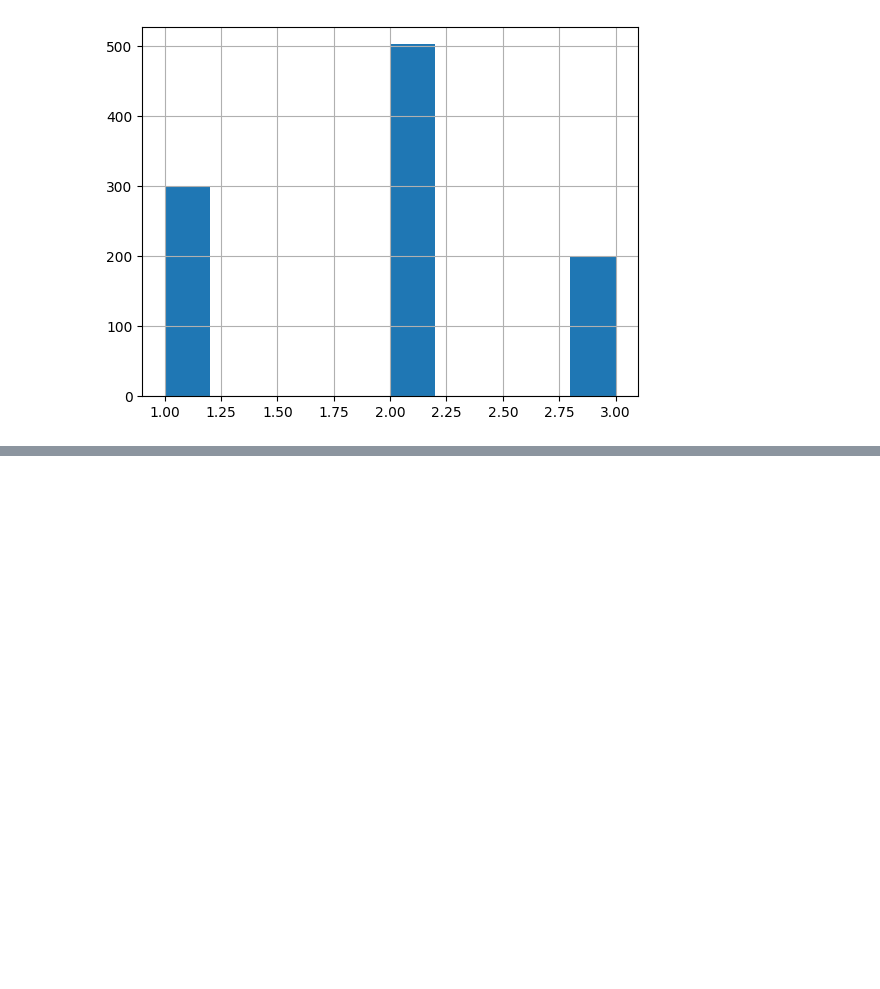
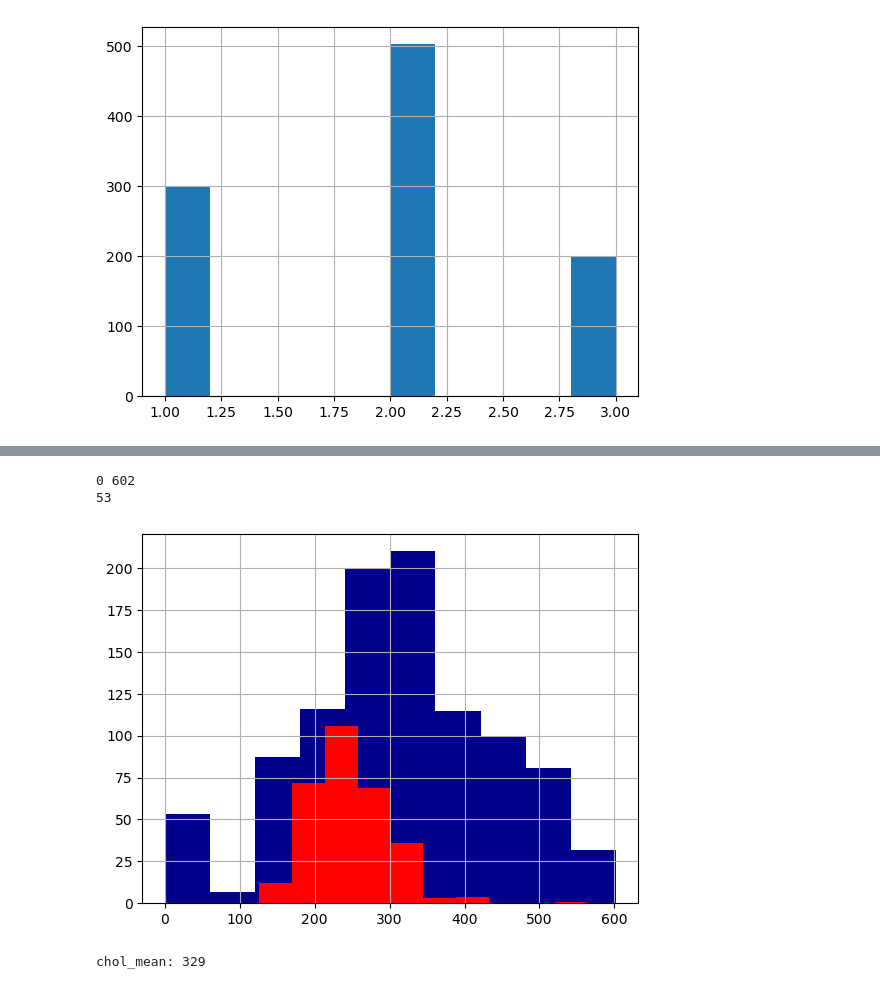
Before and after one commit to ml-cvd-prediction/ml-cvd-prediction.github.io, a Jupyter notebook: src/cleveland.ipynb, the cells around one changed output, grey strips where cells are left out. Cells and saved outputs as stored; diff of their text form; code cells hidden in the pictures; blank space fills up the shorter version.

```diff
--- a/src/cleveland.ipynb
+++ b/src/cleveland.ipynb
@@ -247,0 +254,16 @@ df['chestpain'].hist(color="darkblue")
+# %%
+df['serumcholestrol'].hist(color="darkblue")
+X['serumcholestrol'].hist(color="red")
+print(df['serumcholestrol'].min(), df['serumcholestrol'].max())
+print(df['serumcholestrol'].value_counts()[0])
+# %% [output]
+0 602
+53
+[figure, added]
+# %%
+# there are lots of 0 cholestrol value. assuming that's not physically possible, i'm replacing it with the mean
+chol_mean = int(math.ceil(df[df['serumcholestrol'] > 0]['serumcholestrol'].mean()))
+print(f"chol_mean: {chol_mean}")
+df.loc[:, 'serumcholestrol'] = df['serumcholestrol'].replace(0, chol_mean)
+# %% [output]
+chol_mean: 329
```
Also changed, not shown: parts of 16 cells of this notebook, 2 other files.
